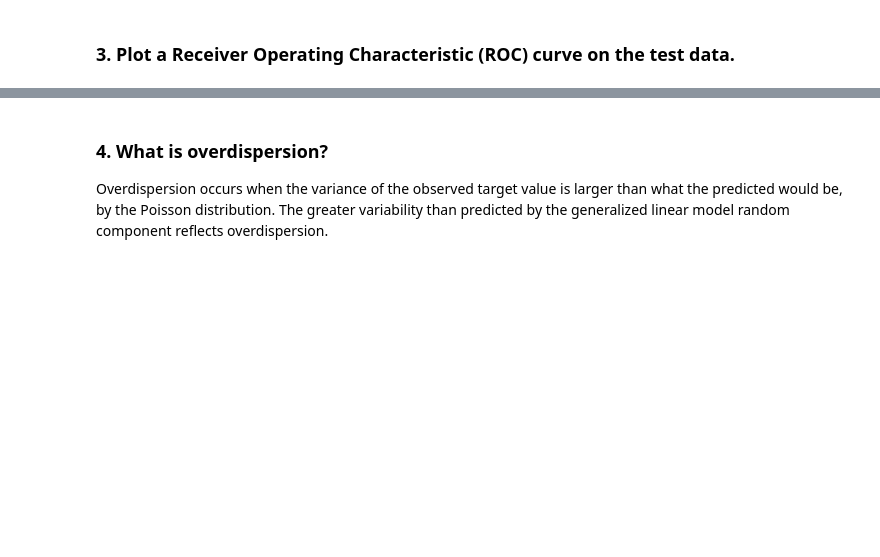
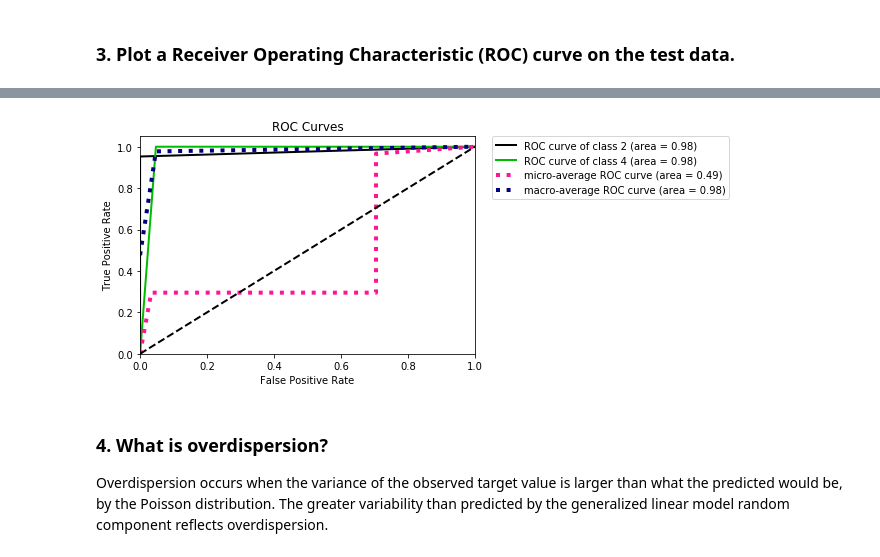
Before and after one commit to PhathuAuti/logreg_cancer, a Jupyter notebook: Predict Breast Cancer.ipynb, the cells around one changed output, grey strips where cells are left out. Saved outputs shown, nothing was run; the diff lists cells and outputs as text; code cells hidden in the pictures; blank space fills up the shorter version.

```diff
--- a/Predict Breast Cancer.ipynb
+++ b/Predict Breast Cancer.ipynb
@@ -363,11 +364,14 @@ Best: 0.954955 using {'max_iter': 100, 'tol': 0.01}
 # %%
-# import scikitplot as skplt
-# import matplotlib.pyplot as plt
+import scikitplot as skplt
+import matplotlib.pyplot as plt
 
-# # y_true = # ground truth labels
-# # y_probas = # predicted probabilities generated by sklearn classifier
-# skplt.metrics.plot_roc_curve(y_test, y_pred)
-# plt.show()
+y_true = y_pred # ground truth labels
+y_probas = logreg.predict_proba(rescaledX_test) # predicted probabilities generated by sklearn classifier
+skplt.metrics.plot_roc_curve(y_true, y_probas)
+plt.legend(bbox_to_anchor=(1.05, 1), loc=2, borderaxespad=0.)
+plt.show()
+# %% [output]
+[figure, added]
 # %% [markdown]
 ### 4. What is overdispersion?
 
```
Also changed, not shown: parts of 9 cells of this notebook.
